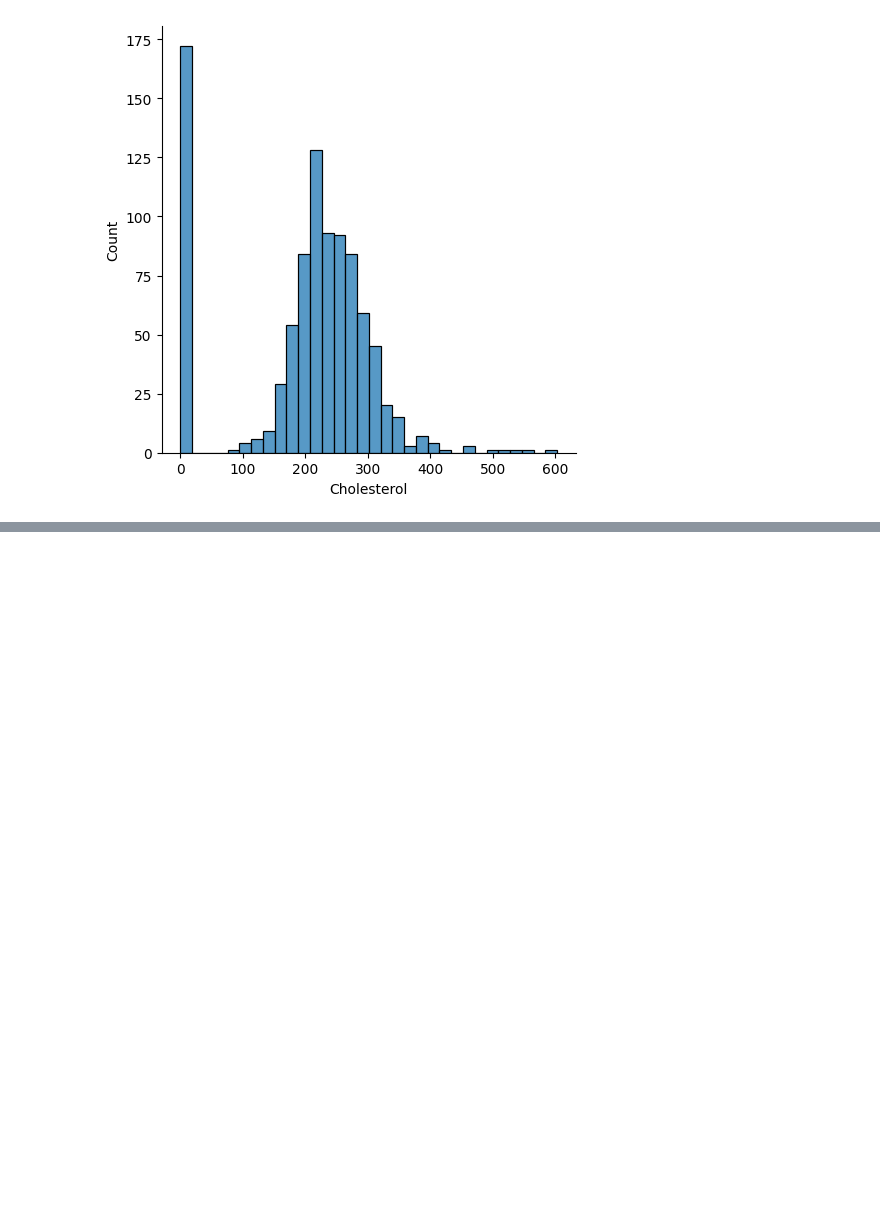
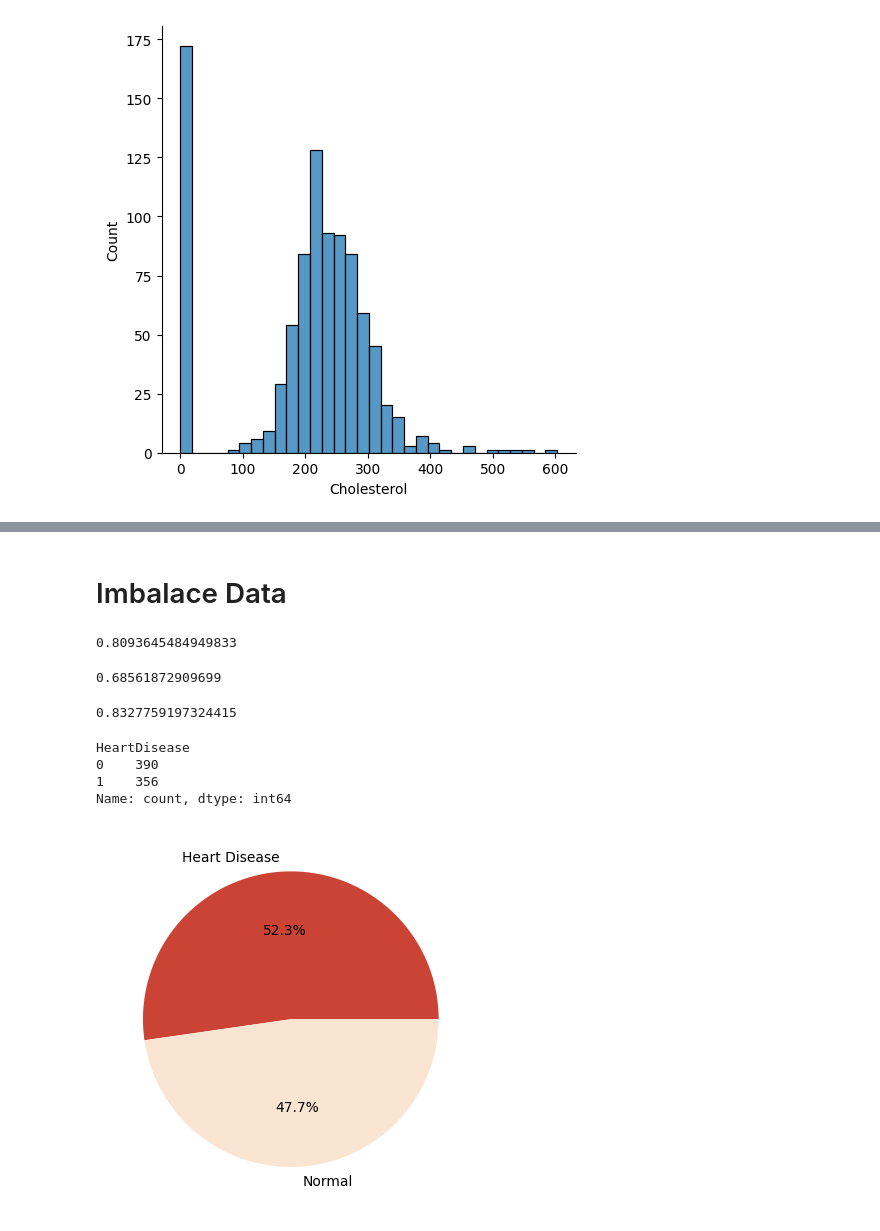
Before and after one commit to Akshat180/heart_Failure_prediction, a Jupyter notebook: Untitled.ipynb, the cells around one changed output, grey strips where cells are left out. Drawn from its saved outputs; the diff is of its cells as text; code cells hidden in the pictures; blank space fills up the shorter version.

```diff
--- a/Untitled.ipynb
+++ b/Untitled.ipynb
@@ -149,0 +343,2 @@ plt.grid(False)
+# %% [markdown]
+# Imbalace Data
@@ -149,0 +350,36 @@ plt.grid(False)
+# %%
+dtc = DecisionTreeClassifier()
+dtc.fit(x_train, y_train)
+dtc_prediction = dtc.predict(x_test)
+accuracy_score(dtc_prediction, y_test)
+# %% [output]
+0.8093645484949833
+# %%
+svm_class = svm.SVC(kernel = 'rbf')
+svm_class.fit(x_train, y_train)
+svm_class_predict = svm_class.predict(x_test)
+accuracy_score(svm_class_predict, y_test)
+# %% [output]
+0.68561872909699
+# %%
+gnb = GaussianNB()
+gnb.fit(x_train, y_train)
+gnb_predict = gnb.predict(x_test)
+accuracy_score(gnb_predict, y_test)
+# %% [output]
+0.8327759197324415
+# %%
+df["HeartDisease"].value_counts()
+# %% [output]
+HeartDisease
+0    390
+1    356
+Name: count, dtype: int64
+# %%
+labels = 'Heart Disease' , 'Normal'
+sizes = df["HeartDisease"].value_counts()
+fig, ax = plt.subplots()
+ax.pie(sizes, labels=labels ,autopct='%1.1f%%' ,  colors=['#CB4335', '#FAE5D3'])
+plt.show()
+# %% [output]
+[figure, added]
```
Also changed, not shown: parts of 31 cells of this notebook.
